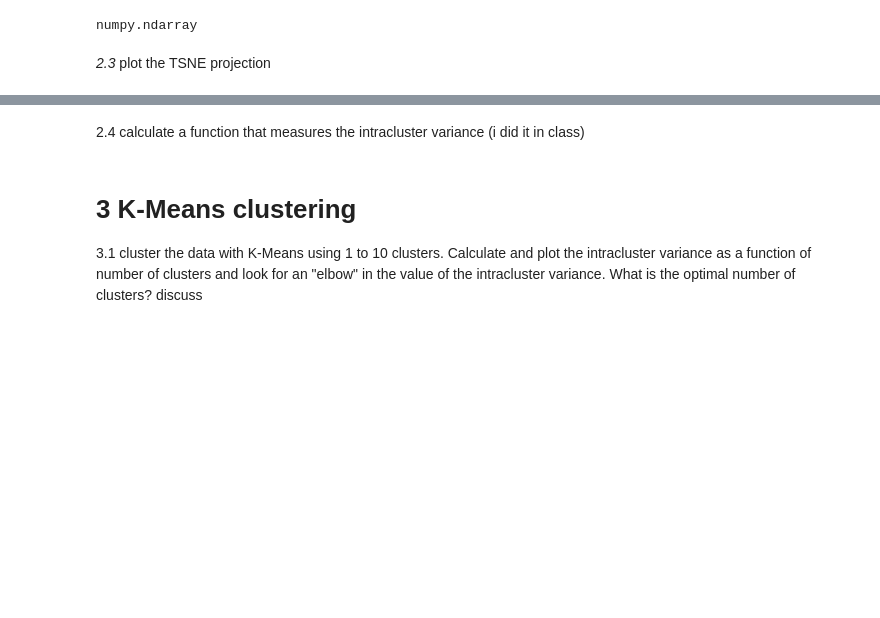
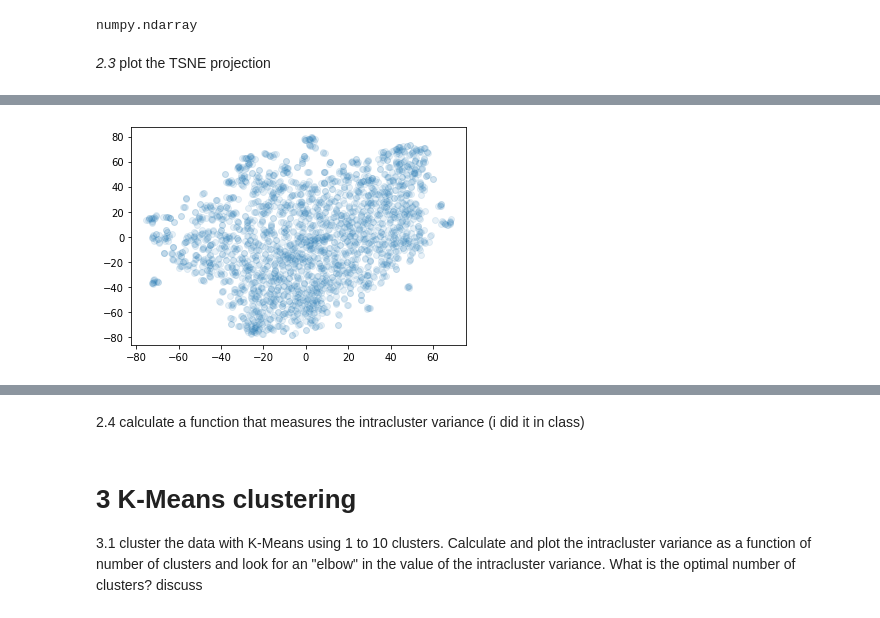
Before and after one commit to bflaggs/DSPS_BFlaggs, a Jupyter notebook: HW7/ClusteringGenes.ipynb, the cells around one changed output, grey strips where cells are left out. Saved outputs shown, nothing was run; the diff lists cells and outputs as text; code cells hidden in the pictures; blank space fills up the shorter version.

```diff
--- a/HW7/ClusteringGenes.ipynb
+++ b/HW7/ClusteringGenes.ipynb
@@ -105,9 +105,10 @@ scaledgenes.mean(0).round(2), scaledgenes.std(0)
 # %% [markdown]
 2.1 use TSNE to make a projection of the data on an optimal 2D plane using https://scikit-learn.org/stable/modules/generated/sklearn.manifold.TSNE.html
 # %%
-#tsne10 = skl.manifold.TSNE(n_components=2, perplexity=10, verbose=1)
-#tsne30 = skl.manifold.TSNE(n_components=2, perplexity=30, verbose=1)
-#tsne50 = skl.manifold.TSNE(n_components=2, perplexity=50, verbose=1)
+tsne10 = skl.manifold.TSNE(n_components=2, perplexity=10, verbose=1,
+                           random_state=123)
+tsne50 = skl.manifold.TSNE(n_components=2, perplexity=50, verbose=1,
+                           random_state=123)
 tsne = skl.manifold.TSNE(n_components=2, perplexity=30, verbose=1,
                          random_state=123)
 # %%
@@ -122,3 +123,6 @@ tsne_results = tsne.fit_transform(scaledgenes)
 [t-SNE] Mean sigma: 2.001062
 [t-SNE] KL divergence after 250 iterations with early exaggeration: 79.030876
 [t-SNE] KL divergence after 1000 iterations: 2.020160
+# %%
+tsne10_results = tsne10.fit_transform(scaledgenes)
+tsne50_results = tsne50.fit_transform(scaledgenes)
@@ -148,0 +166,8 @@ pl.show()
+# %%
+x10=tsne10_results[:,0]
+y10=tsne10_results[:,1]
+
+pl.scatter(x10, y10, alpha=0.1)
+pl.show()
+# %% [output]
+[figure, added]
```
Also changed, not shown: parts of 12 cells of this notebook.
